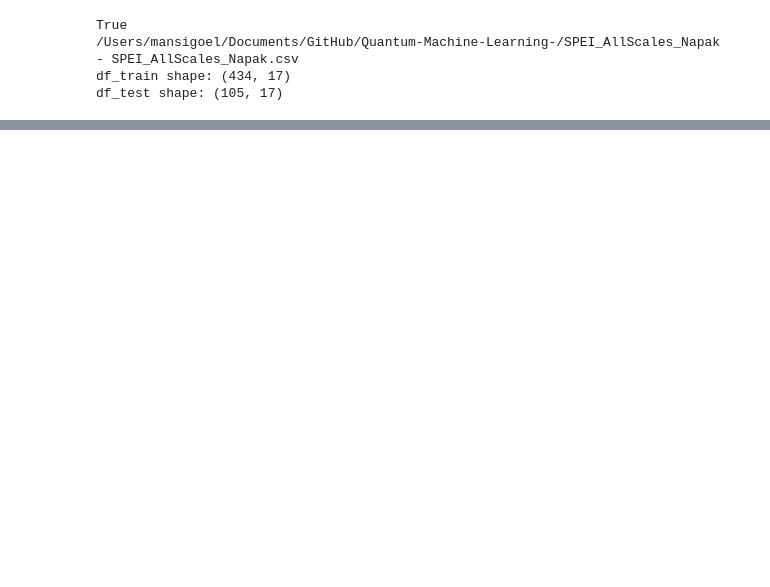
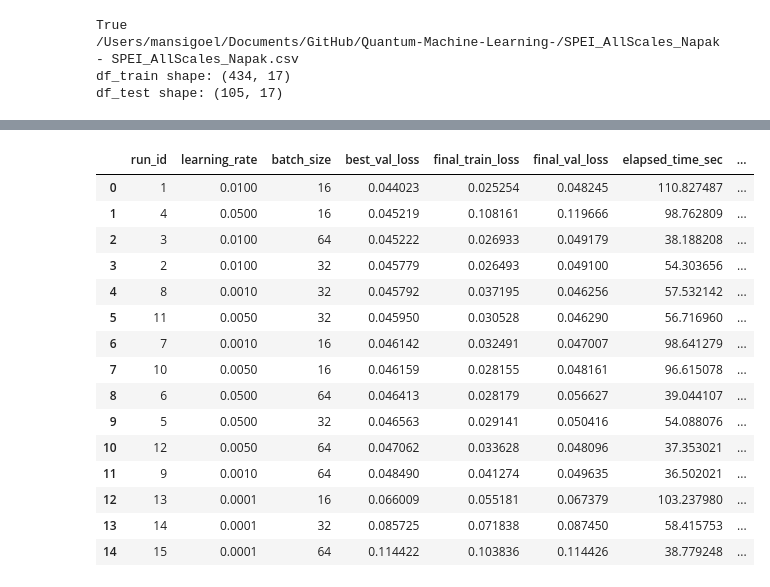
Before and after one commit to tripathydevjyoti/Quantum-Machine-Learning-, a Jupyter notebook: data-re upload/experiments/tune_lstm_ae.ipynb, the cells around one changed output, grey strips where cells are left out. Cells and saved outputs as stored; diff of their text form; code cells hidden in the pictures; blank space fills up the shorter version.

```diff
--- a/data-re upload/experiments/tune_lstm_ae.ipynb
+++ b/data-re upload/experiments/tune_lstm_ae.ipynb
@@ -239,0 +240,28 @@ Save path: lstm_ae_tuning_latent6_window20/run_003_lr_0.01_bs_64_latent_6_win_20
+# %%
+results_df[[
+    "run_id",
+    "learning_rate",
+    "batch_size",
+    "best_val_loss",
+    "final_train_loss",
+    "final_val_loss",
+    "elapsed_time_sec",
+    "save_path",
+]]
+# %% [output]
+|  | run_id | learning_rate | batch_size | best_val_loss | final_train_loss | final_val_loss | elapsed_time_sec | ... |
+| 0 | 1 | 0.0100 | 16 | 0.044023 | 0.025254 | 0.048245 | 110.827487 | ... |
+| 1 | 4 | 0.0500 | 16 | 0.045219 | 0.108161 | 0.119666 | 98.762809 | ... |
+| 2 | 3 | 0.0100 | 64 | 0.045222 | 0.026933 | 0.049179 | 38.188208 | ... |
+| 3 | 2 | 0.0100 | 32 | 0.045779 | 0.026493 | 0.049100 | 54.303656 | ... |
+| 4 | 8 | 0.0010 | 32 | 0.045792 | 0.037195 | 0.046256 | 57.532142 | ... |
+| 5 | 11 | 0.0050 | 32 | 0.045950 | 0.030528 | 0.046290 | 56.716960 | ... |
+| 6 | 7 | 0.0010 | 16 | 0.046142 | 0.032491 | 0.047007 | 98.641279 | ... |
+| 7 | 10 | 0.0050 | 16 | 0.046159 | 0.028155 | 0.048161 | 96.615078 | ... |
+| 8 | 6 | 0.0500 | 64 | 0.046413 | 0.028179 | 0.056627 | 39.044107 | ... |
+| 9 | 5 | 0.0500 | 32 | 0.046563 | 0.029141 | 0.050416 | 54.088076 | ... |
+| 10 | 12 | 0.0050 | 64 | 0.047062 | 0.033628 | 0.048096 | 37.353021 | ... |
+| 11 | 9 | 0.0010 | 64 | 0.048490 | 0.041274 | 0.049635 | 36.502021 | ... |
+| 12 | 13 | 0.0001 | 16 | 0.066009 | 0.055181 | 0.067379 | 103.237980 | ... |
+| 13 | 14 | 0.0001 | 32 | 0.085725 | 0.071838 | 0.087450 | 58.415753 | ... |
+| 14 | 15 | 0.0001 | 64 | 0.114422 | 0.103836 | 0.114426 | 38.779248 | ... |
```
Also changed, not shown: parts of 5 cells of this notebook, 16 other files.
